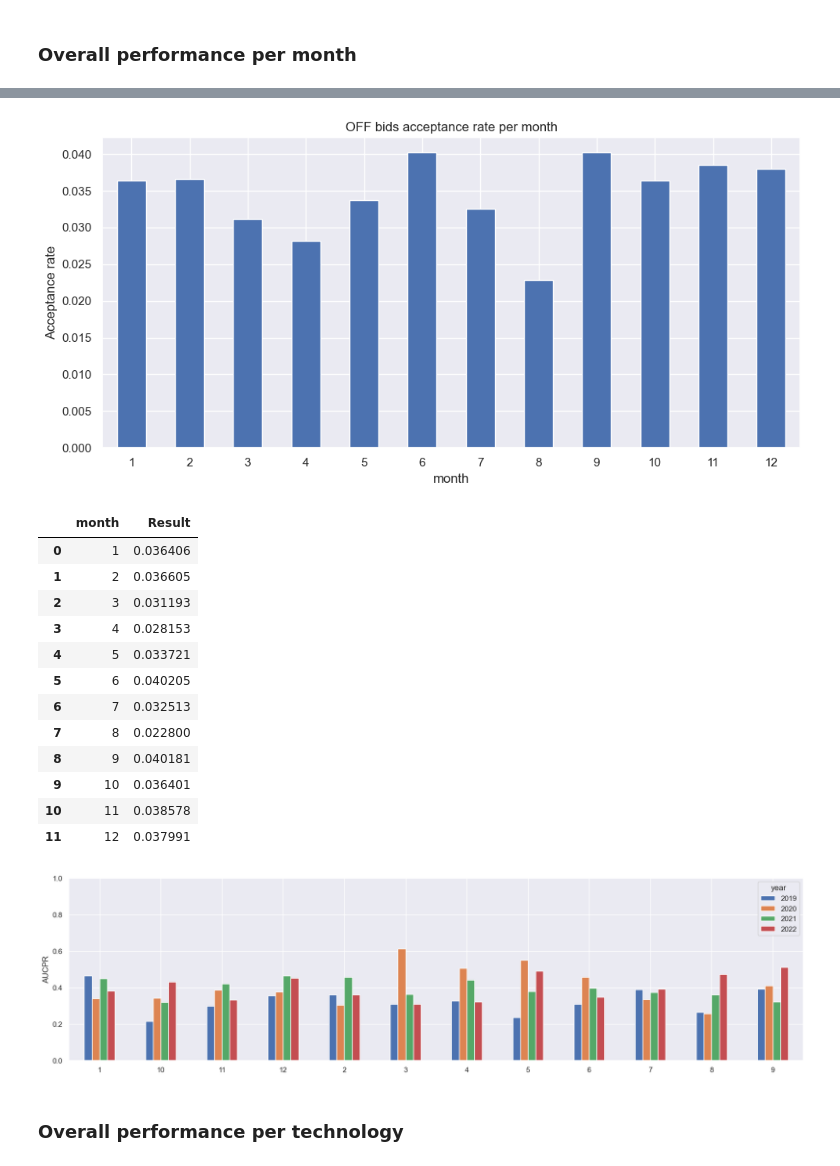
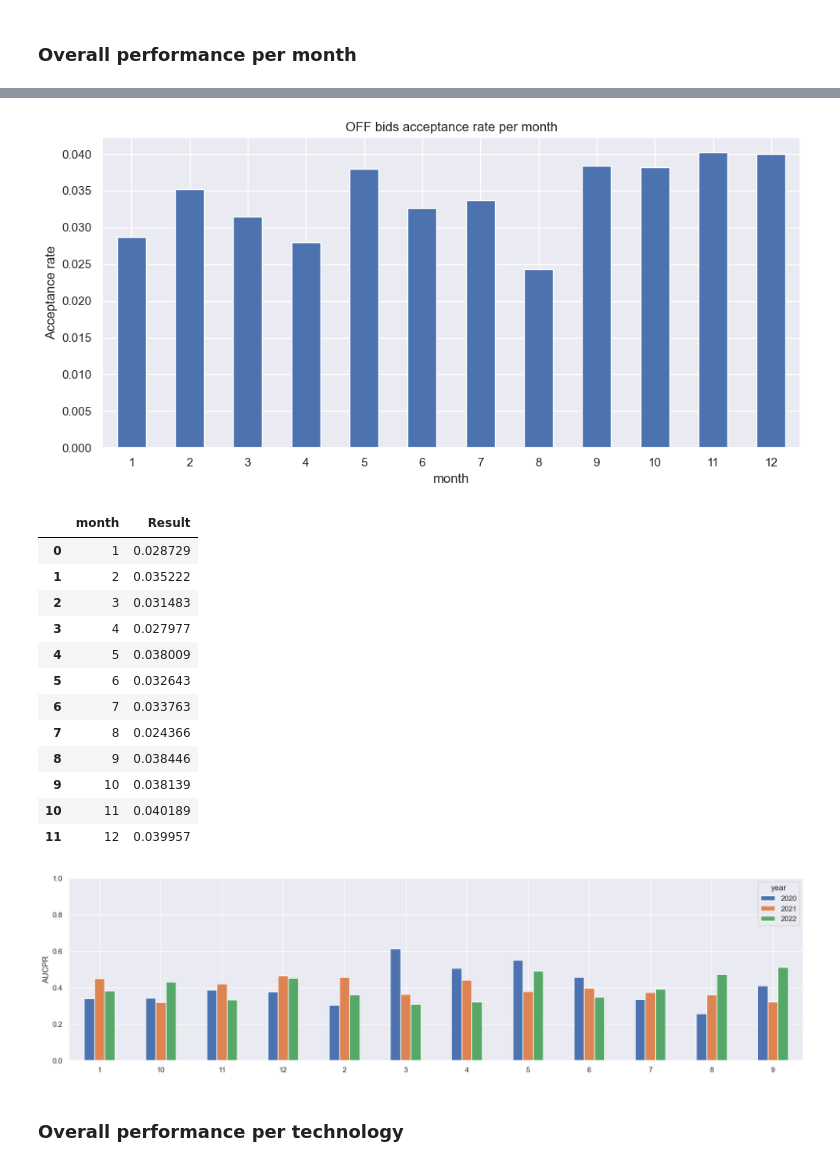
Before and after one commit to gkchln/asm_forecast, a Jupyter notebook: modeling/ModelPerformanceAnalysis.ipynb, the cells around one changed output, grey strips where cells are left out. Drawn from its saved outputs; the diff is of its cells as text; code cells hidden in the pictures.

```diff
--- a/modeling/ModelPerformanceAnalysis.ipynb
+++ b/modeling/ModelPerformanceAnalysis.ipynb
@@ -34,13 +41,12 @@ from probability_calibration import calibrate_proba_monthly_recal
 # %% [markdown]
 ## Parameters
 # %%
-scope = 'BID'
+scope = 'OFF'
+
 model = 'RF'
 extension = '.pkl'
-cal = '' # _CALIBRATED
-
-input_path = f'/Users/guillaume/Library/CloudStorage/OneDrive-PolitecnicodiMilano/Share/asm_forecast/ML_dataset_{scope}.pkl'
-predictions_path = f'{scope}/model_predictions/{model}_predicted_probs_monthly_recal_rolling_12m{cal}{extension}'
+input_path = f'../data/2_processed/ML_dataset_{scope}.pkl'
+predictions_path = f'{scope}/model_predictions/{model}_predicted_probs_monthly_recal_rolling_12m{extension}'
 cal_save_folder = f'{scope}/model_dumps/calibrator'
 
 start_month = 202001
@@ -74,6 +80,7 @@ def get_score_per_group(
         hide_xlab=True,
         plot_baseline=False,
         ylab=None,
+        save_fig=False,
         **kwargs
     ):
     score_df = df.groupby(group, as_index=False).apply(score).rename({None: score.__name__}, axis=1)
@@ -111,7 +118,8 @@ def get_score_per_group(
         ax.set_ylim((0, 1))
         # plt.title('{} bids APS per {}'.format(scope, group[0]))
         # plt.tight_layout()
-        plt.savefig('../plots/{}/precision_recall/{}_{}_{}_{}.png'.format(scope, model, score.__name__, '_'.join(group), scope.lower()), bbox_inches='tight')
+        if save_fig:
+            plt.savefig('../plots/{}/precision_recall/{}_{}_{}_{}.png'.format(scope, model, score.__name__, '_'.join(group), scope.lower()), bbox_inches='tight')
         plt.show()
 
     return score_df
@@ -164,19 +172,8 @@ df
 # %%
 # Load model predictions
-if cal == '_CALIBRATED':
-    probs = 'y_probs_cal'
-    print("Get calibrated probabilities")
-else:
-    probs = 'y_probs'
-    print("Get raw probabilities")
-if predictions_path.endswith('.csv'):
-    y_probs = pd.read_csv(predictions_path, index_col=0)[probs]
+if extension == '.csv':
+    y_probs = pd.read_csv(predictions_path, index_col=0)
 else:
     y_probs = pd.read_pickle(predictions_path)
-y_probs
 # Below some obs could be dropped as NA as they were not in the prediction process
 df['y_probs'] = y_probs
-# We drop them
-print(len(df))
-# df.dropna(subset=['y_probs'], inplace=True)
-print(len(df))
@@ -304,25 +294,25 @@ aps_df
 # %%
-acc_df = get_acc_rate_per_group(df, ["month"], figsize=(10,5))
+acc_df = get_acc_rate_per_group(test_df, ["month"], figsize=(10,5))
 acc_df
 # %% [output]
-[figure, old version]
+[figure, new version]
 |  | month | Result |
-| 0 | 1 | 0.036406 |
-| 1 | 2 | 0.036605 |
-| 2 | 3 | 0.031193 |
-| 3 | 4 | 0.028153 |
-| 4 | 5 | 0.033721 |
-| 5 | 6 | 0.040205 |
-| 6 | 7 | 0.032513 |
-| 7 | 8 | 0.022800 |
-| 8 | 9 | 0.040181 |
-| 9 | 10 | 0.036401 |
-| 10 | 11 | 0.038578 |
-| 11 | 12 | 0.037991 |
+| 0 | 1 | 0.028729 |
+| 1 | 2 | 0.035222 |
+| 2 | 3 | 0.031483 |
+| 3 | 4 | 0.027977 |
+| 4 | 5 | 0.038009 |
+| 5 | 6 | 0.032643 |
+| 6 | 7 | 0.033763 |
+| 7 | 8 | 0.024366 |
+| 8 | 9 | 0.038446 |
+| 9 | 10 | 0.038139 |
+| 10 | 11 | 0.040189 |
+| 11 | 12 | 0.039957 |
 # %%
-aps_df = get_score_per_group(df, group=['month', 'year'], figsize=(20,5))
+aps_df = get_score_per_group(test_df, group=['month', 'year'], figsize=(20,5))
 # %% [output]
-[figure, old version]
+[figure, new version]
 # %% [markdown]
 ### Overall performance per technology
 # %%
```
Also changed, not shown: parts of 37 cells of this notebook, 10 other files.
